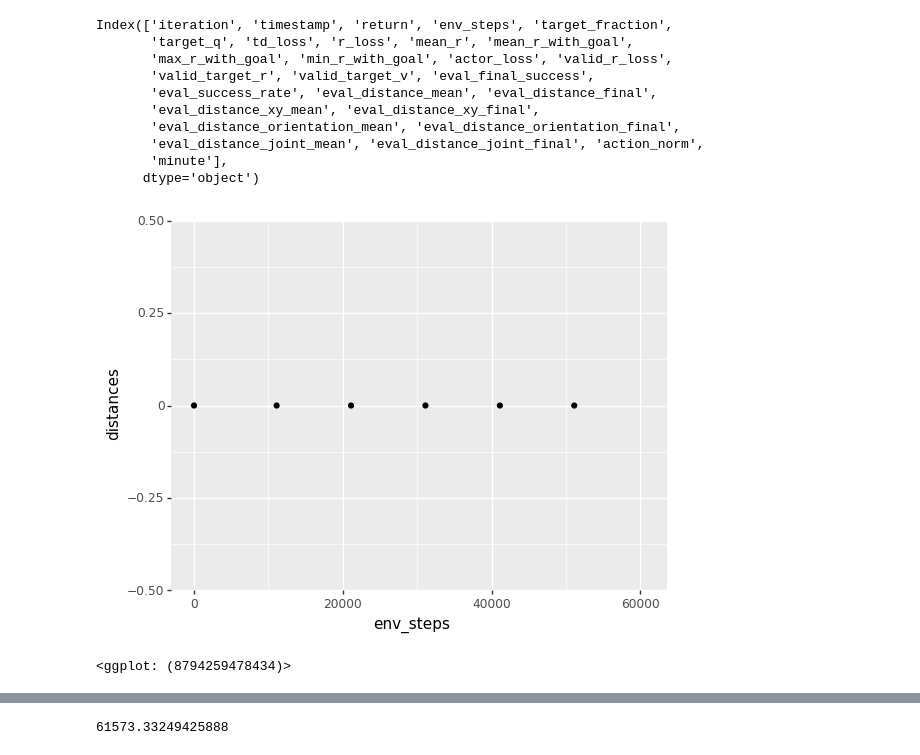
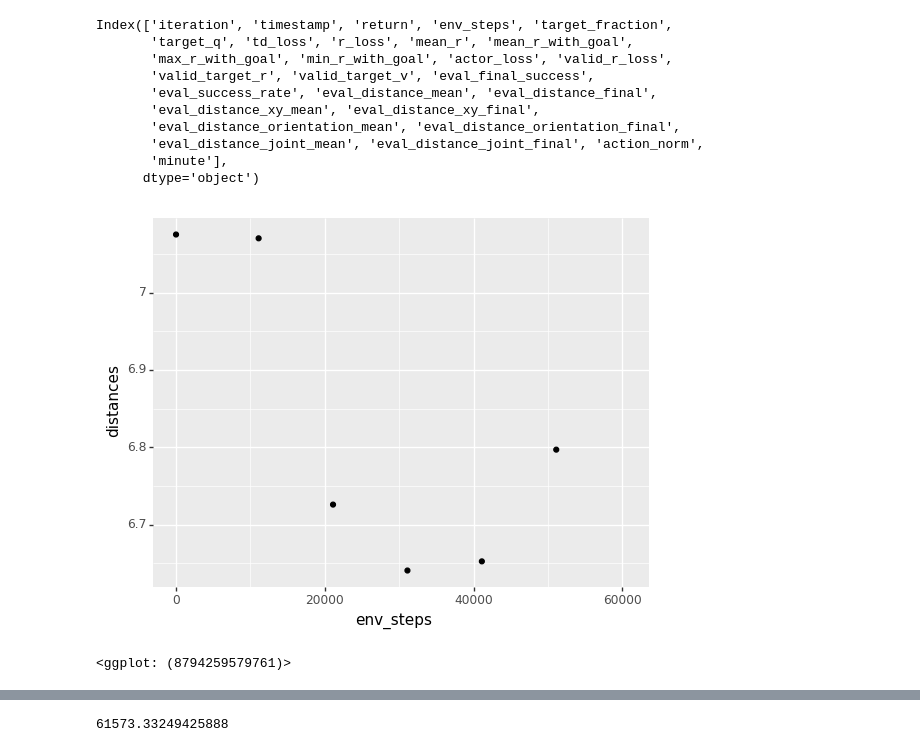
Before and after one commit to vitchyr/universal_value_density_estimation, a Jupyter notebook: notebooks/uvd_report-Copy1.ipynb, the cells around one changed output, grey strips where cells are left out. Drawn from its saved outputs; the diff is of its cells as text; code cells hidden in the pictures.

```diff
--- a/notebooks/uvd_report-Copy1.ipynb
+++ b/notebooks/uvd_report-Copy1.ipynb
@@ -32,12 +33,12 @@ Index(['iteration', 'timestamp', 'return', 'env_steps', 'target_fraction',
        'minute'],
       dtype='object')
 # %%
-df['distances'] = df['eval_distance_xy_final']
+df['distances'] = df['eval_distance_xy_mean']
 p = (gg.ggplot(df)
      + gg.aes(x='env_steps', y='distances')
     + gg.geom_point()
 )
 p
 # %% [output]
-[figure, old version]
+[figure, new version]
-<ggplot: (8794259478434)>
+<ggplot: (8794259579761)>
```
Also changed, not shown: parts of 3 cells of this notebook.
